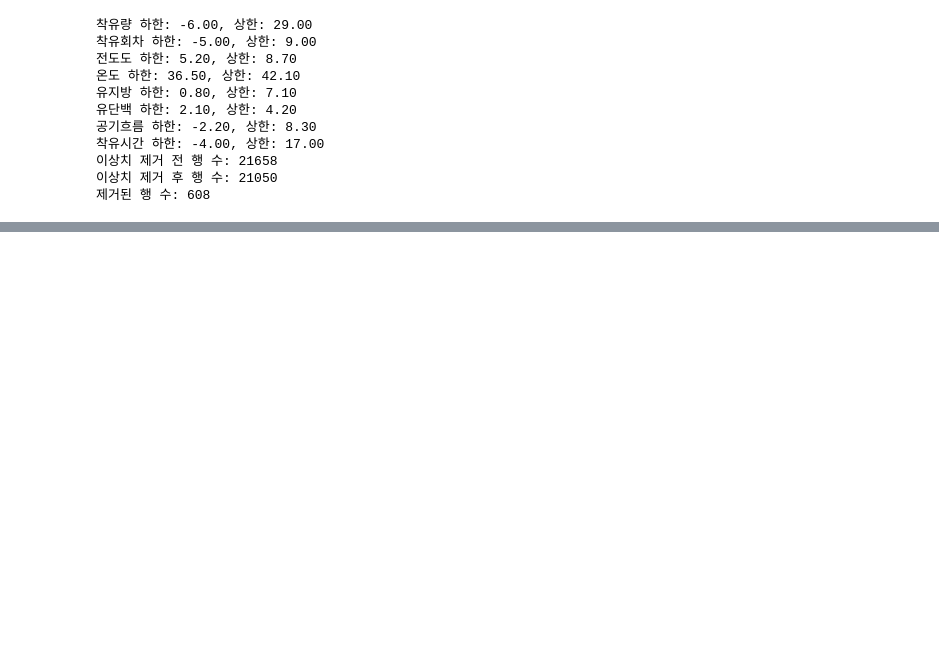
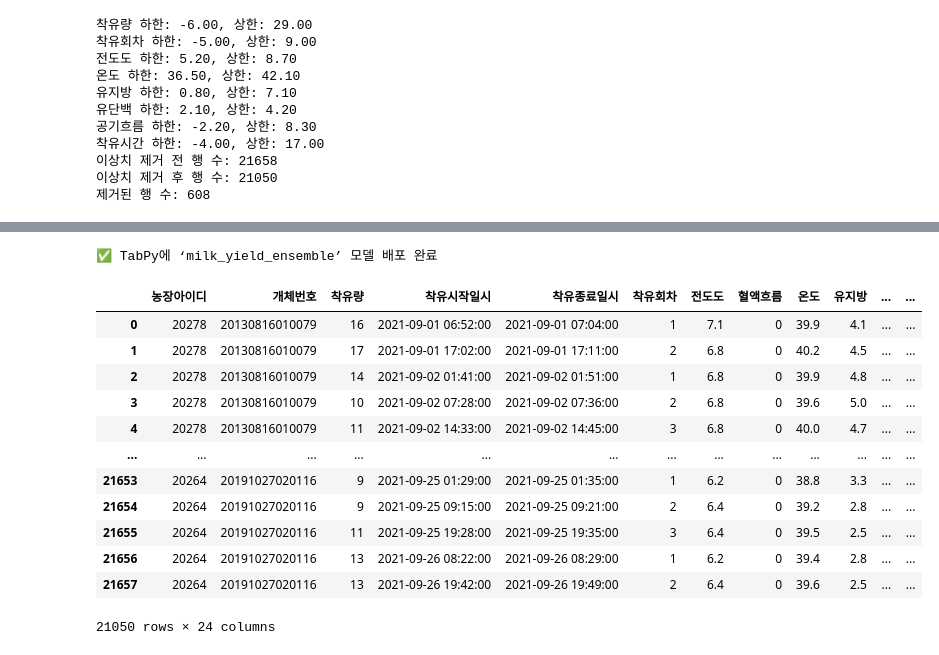
Before and after one commit to jiwon512/practical_project, a Jupyter notebook: jiwon/final_modeling.ipynb, the cells around one changed output, grey strips where cells are left out. Cells and saved outputs as stored; diff of their text form; code cells hidden in the pictures; blank space fills up the shorter version.

```diff
--- a/jiwon/final_modeling.ipynb
+++ b/jiwon/final_modeling.ipynb
@@ -190,0 +1080,54 @@ NameError: name 'train_test_split' is not defined
+# %%
+# deploy_to_tabpy.py
+
+import pickle
+import numpy as np
+from tabpy.tabpy_tools.client import Client
+
+# 1) TabPy 서버 URL
+TABPY_URL = "http://localhost:9004/"
+
+# 2) 저장해 둔 파이프라인 불러오기
+with open('milk_yield_pipeline.pkl', 'rb') as f:
+    pipeline = pickle.load(f)
+
+# 3) TabPy 클라이언트 생성
+client = Client(TABPY_URL)
+
+# 4) 예측 함수 정의
+def predict_milk_yield(*args):
+    """
+    args 순서는 아래 FEATURE_ORDER와 동일해야 합니다.
+    """
+    X = np.array(args).reshape(1, -1)
+    return float(pipeline.predict(X)[0])
+
+# 5) TabPy에 배포
+#    첫 번째 positional: 서비스명
+#    두 번째 positional: 함수
+client.deploy(
+    "milk_yield_ensemble",    # Tableau에서 호출할 이름
+    predict_milk_yield,
+    description="TargetEncoder+VotingEnsemble 기반 착유량 예측",
+    override=True
+)
+
+print("✅ TabPy에 ‘milk_yield_ensemble’ 모델 배포 완료")
+# %% [output]
+✅ TabPy에 ‘milk_yield_ensemble’ 모델 배포 완료
+# %%
+df_clean
+# %% [output]
+|  | 농장아이디 | 개체번호 | 착유량 | 착유시작일시 | 착유종료일시 | 착유회차 | 전도도 | 혈액흐름 | 온도 | 유지방 | ... | ... |
+| 0 | 20278 | 20130816010079 | 16 | 2021-09-01 06:52:00 | 2021-09-01 07:04:00 | 1 | 7.1 | 0 | 39.9 | 4.1 | ... | ... |
+| 1 | 20278 | 20130816010079 | 17 | 2021-09-01 17:02:00 | 2021-09-01 17:11:00 | 2 | 6.8 | 0 | 40.2 | 4.5 | ... | ... |
+| 2 | 20278 | 20130816010079 | 14 | 2021-09-02 01:41:00 | 2021-09-02 01:51:00 | 1 | 6.8 | 0 | 39.9 | 4.8 | ... | ... |
+| 3 | 20278 | 20130816010079 | 10 | 2021-09-02 07:28:00 | 2021-09-02 07:36:00 | 2 | 6.8 | 0 | 39.6 | 5.0 | ... | ... |
+| 4 | 20278 | 20130816010079 | 11 | 2021-09-02 14:33:00 | 2021-09-02 14:45:00 | 3 | 6.8 | 0 | 40.0 | 4.7 | ... | ... |
+| ... | ... | ... | ... | ... | ... | ... | ... | ... | ... | ... | ... | ... |
+| 21653 | 20264 | 20191027020116 | 9 | 2021-09-25 01:29:00 | 2021-09-25 01:35:00 | 1 | 6.2 | 0 | 38.8 | 3.3 | ... | ... |
+| 21654 | 20264 | 20191027020116 | 9 | 2021-09-25 09:15:00 | 2021-09-25 09:21:00 | 2 | 6.4 | 0 | 39.2 | 2.8 | ... | ... |
+| 21655 | 20264 | 20191027020116 | 11 | 2021-09-25 19:28:00 | 2021-09-25 19:35:00 | 3 | 6.4 | 0 | 39.5 | 2.5 | ... | ... |
+| 21656 | 20264 | 20191027020116 | 13 | 2021-09-26 08:22:00 | 2021-09-26 08:29:00 | 1 | 6.2 | 0 | 39.4 | 2.8 | ... | ... |
+| 21657 | 20264 | 20191027020116 | 13 | 2021-09-26 19:42:00 | 2021-09-26 19:49:00 | 2 | 6.4 | 0 | 39.6 | 2.5 | ... | ... |
+21050 rows × 24 columns
```
Also changed, not shown: parts of 16 cells of this notebook, 2 other files.
